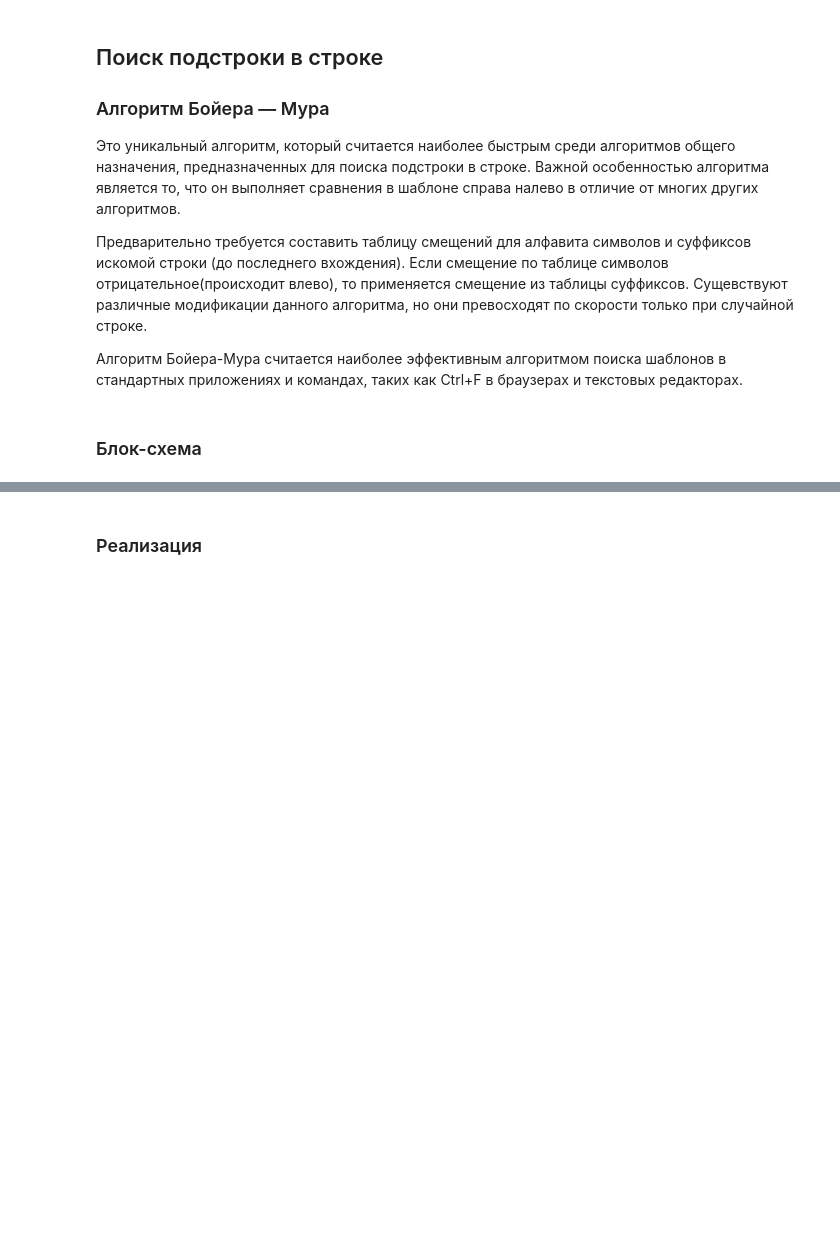
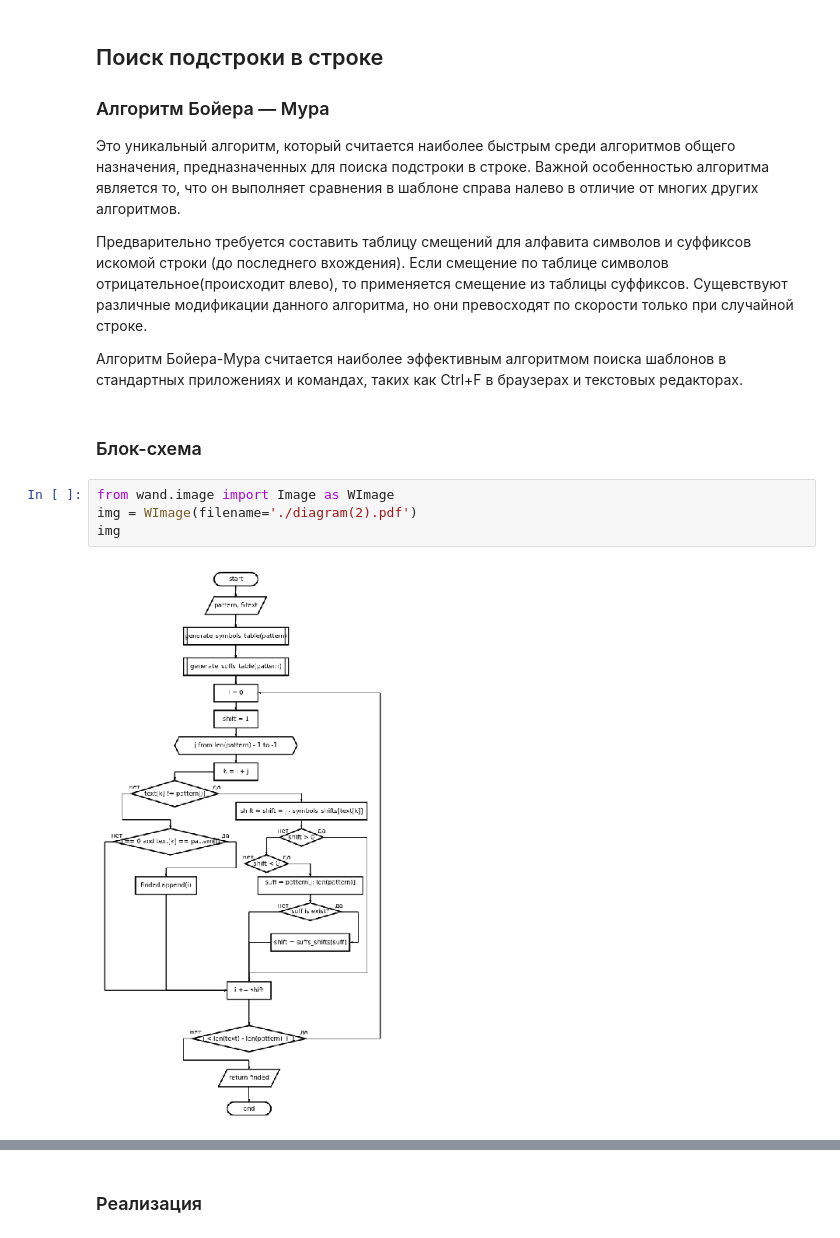
Before and after one commit to askras/ads, a Jupyter notebook: lab/lab02/lab02_06/Bolsedvorskii.ipynb, the cells around one changed output, grey strips where cells are left out. Cells and saved outputs as stored; diff of their text form; blank space fills up the shorter version.

```diff
--- a/lab/lab02/lab02_06/Bolsedvorskii.ipynb
+++ b/lab/lab02/lab02_06/Bolsedvorskii.ipynb
@@ -106,6 +106,12 @@ print(relation)
 Алгоритм Бойера-Мура считается наиболее эффективным алгоритмом поиска шаблонов в стандартных приложениях и командах, таких как Ctrl+F в браузерах и текстовых редакторах.
 # %% [markdown]
 ### Блок-схема
+# %%
+from wand.image import Image as WImage
+img = WImage(filename='./diagram(2).pdf')
+img
+# %% [output]
+[figure, added]
 # %% [markdown]
 ### Псевдокод
 
```
Also changed, not shown: parts of 7 cells of this notebook, 2 other files.
